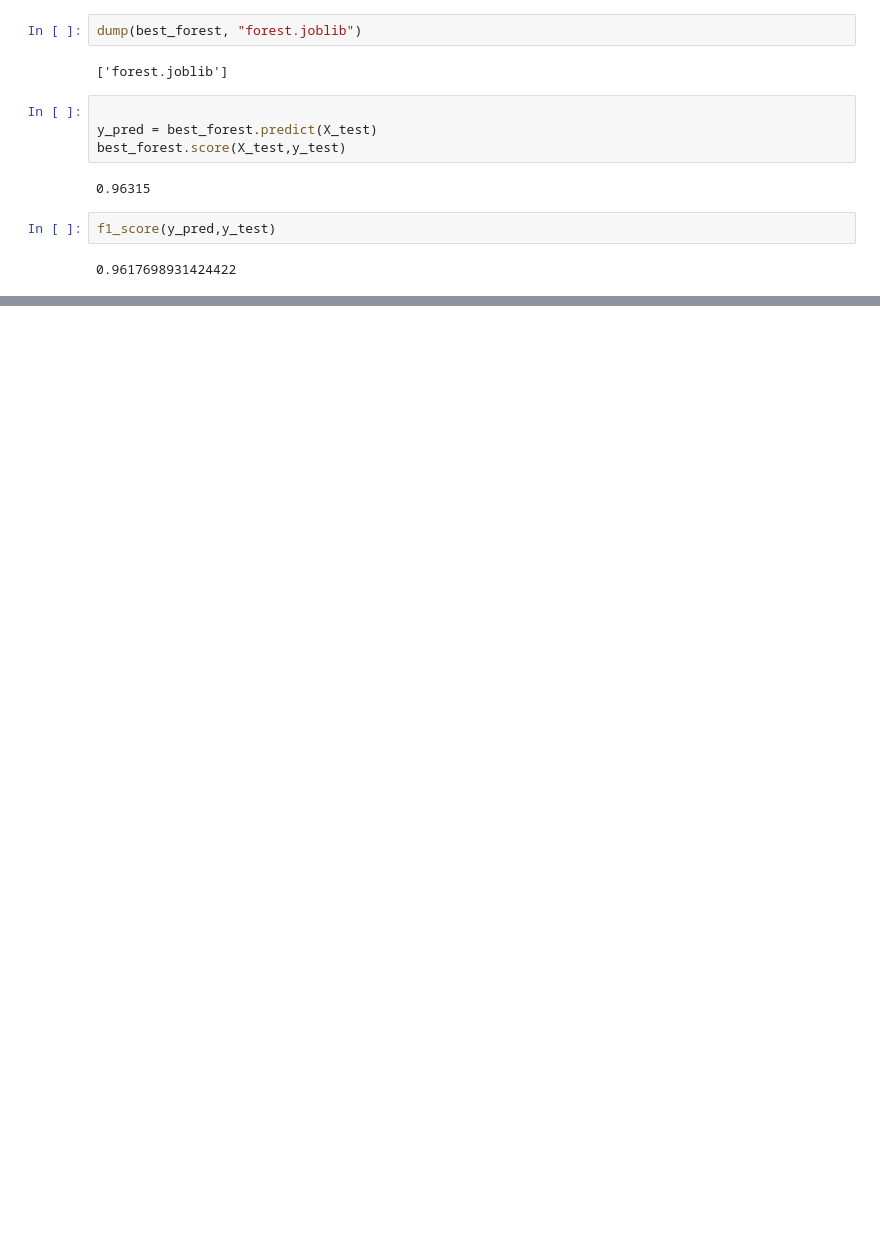
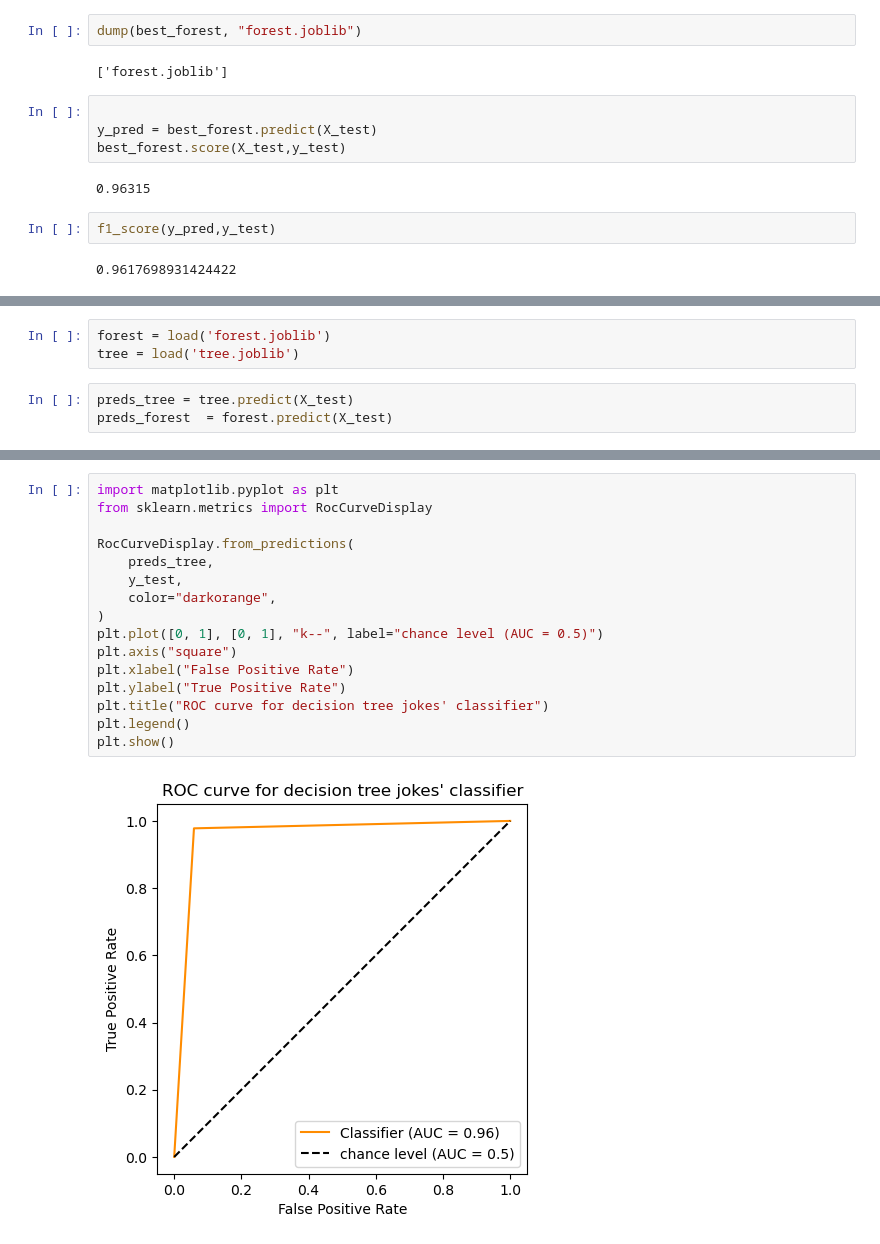
Before and after one commit to BorovTech/He_who_laughs_last, a Jupyter notebook: Data_preprocessing_classification/src/main/classic_classification.ipynb, the cells around one changed output, grey strips where cells are left out. Saved outputs shown, nothing was run; the diff lists cells and outputs as text; blank space fills up the shorter version.

```diff
--- a/Data_preprocessing_classification/src/main/classic_classification.ipynb
+++ b/Data_preprocessing_classification/src/main/classic_classification.ipynb
@@ -99,0 +125,6 @@ f1_score(y_pred,y_test)
+# %%
+forest = load('forest.joblib')
+tree = load('tree.joblib')
+# %%
+preds_tree = tree.predict(X_test)
+preds_forest  = forest.predict(X_test)
@@ -99,0 +135,18 @@ f1_score(y_pred,y_test)
+# %%
+import matplotlib.pyplot as plt
+from sklearn.metrics import RocCurveDisplay
+
+RocCurveDisplay.from_predictions(
+    preds_tree,
+    y_test,
+    color="darkorange",
+)
+plt.plot([0, 1], [0, 1], "k--", label="chance level (AUC = 0.5)")
+plt.axis("square")
+plt.xlabel("False Positive Rate")
+plt.ylabel("True Positive Rate")
+plt.title("ROC curve for decision tree jokes' classifier")
+plt.legend()
+plt.show()
+# %% [output]
+[figure, added]
```
Also changed, not shown: parts of 11 cells of this notebook.
